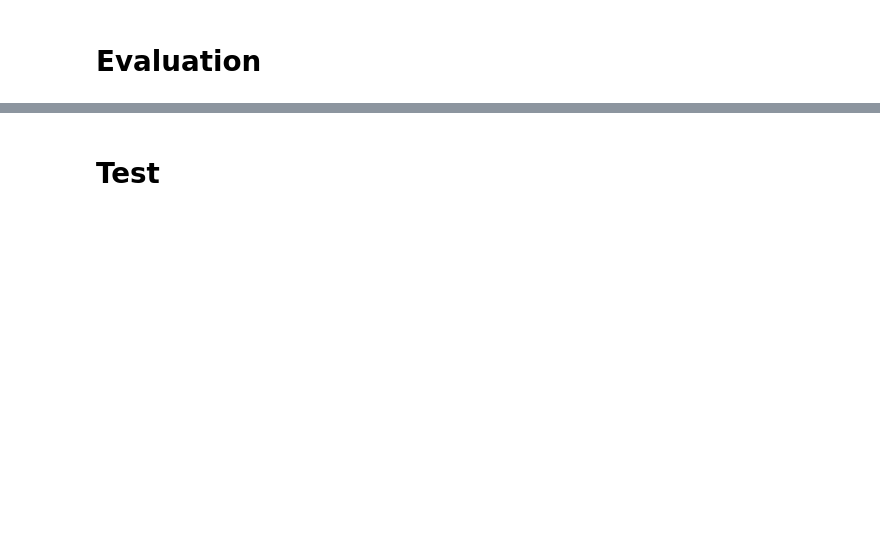
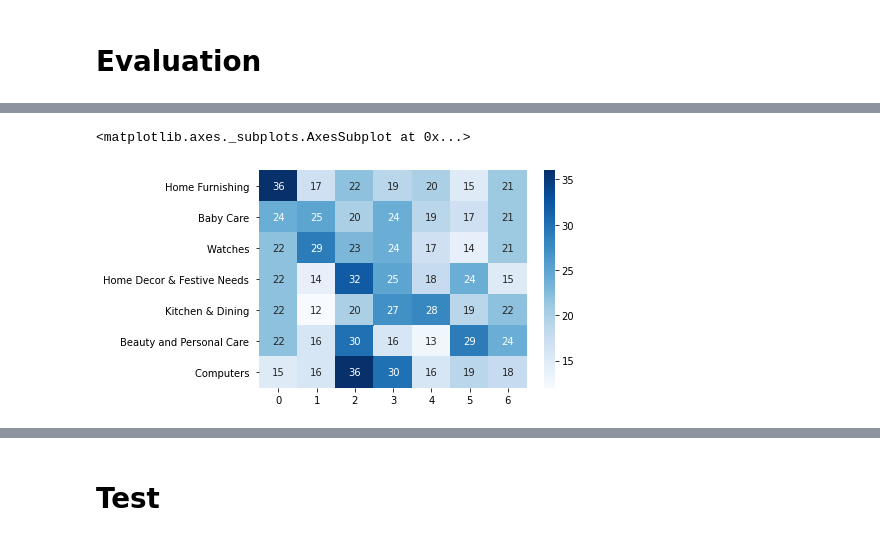
Before and after one commit to AbdulmagedALKHULAIFI/Automatic-classifer-consumer-goods, a Jupyter notebook: p6_2_IMG.ipynb, the cells around one changed output, grey strips where cells are left out. Saved outputs shown, nothing was run; the diff lists cells and outputs as text; code cells hidden in the pictures; blank space fills up the shorter version.

```diff
--- a/p6_2_IMG.ipynb
+++ b/p6_2_IMG.ipynb
@@ -392,0 +544,19 @@ Descripteurs :  (1464, 128)
+# %%
+def conf_mat_transform(y_true,y_pred) :
+    conf_mat = metrics.confusion_matrix(y_true,y_pred)
+
+    # corresp = np.argmax(conf_mat, axis=0)
+    corresp = [0, 6,  1, 3, 4, 5,2]
+    print ("Correspondance des clusters : ", corresp)
+    # y_pred_transform = np.apply_along_axis(correspond_fct, 1, y_pred)
+    labels = pd.Series(y_true, name="y_true").to_frame()
+    labels['y_pred'] = y_pred
+    labels['y_pred_transform'] = labels['y_pred'].apply(lambda x : corresp[x])
+
+    return labels['y_pred_transform']
+
+cls_labels_transform = conf_mat_transform(labels, cls.labels_)
+conf_mat = metrics.confusion_matrix(labels, cls_labels_transform)
+print(conf_mat)
+print()
+print(metrics.classification_report(labels, cls_labels_transform))
@@ -392,0 +597,8 @@ Descripteurs :  (1464, 128)
+# %%
+df_cm = pd.DataFrame(conf_mat, index = [label for label in list_labels],
+                  columns = [i for i in "0123456"])
+plt.figure(figsize = (6,4))
+sns.heatmap(df_cm, annot=True, cmap="Blues")
+# %% [output]
+<matplotlib.axes._subplots.AxesSubplot at 0x...>
+[figure, added]
```
Also changed, not shown: parts of 50 cells of this notebook.
